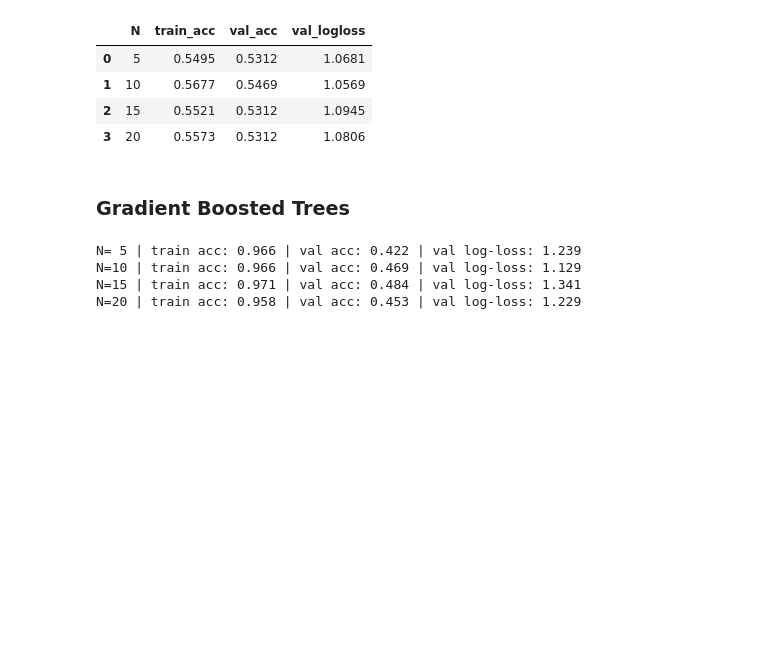
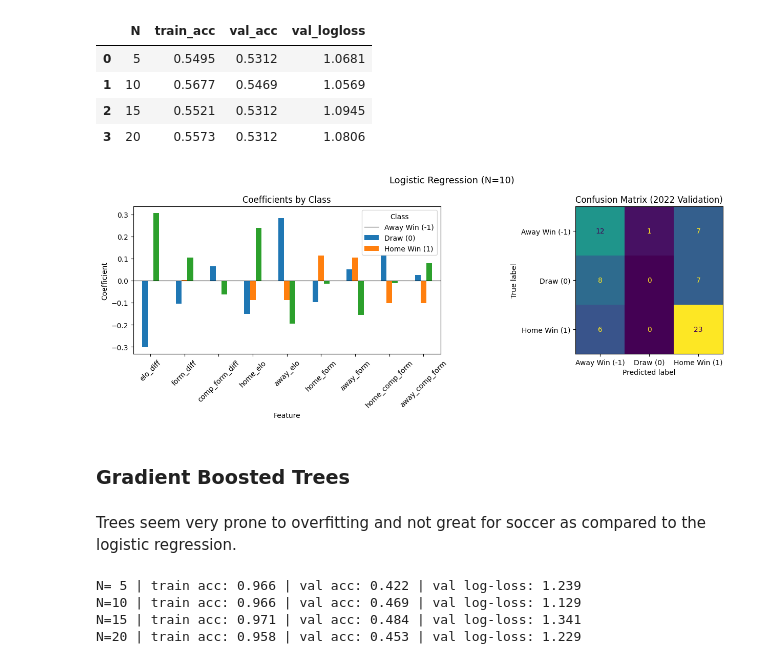
Before and after one commit to StefanIlic1/world-cup-predictions, a Jupyter notebook: src/03_training_and_validation.ipynb, the cells around one changed output. Cells and saved outputs as stored; diff of their text form; code cells hidden in the pictures; blank space fills up the shorter version.

Commit message:
add visualizations

```diff
--- a/src/03_training_and_validation.ipynb
+++ b/src/03_training_and_validation.ipynb
@@ -78,8 +80,51 @@ N=20 | train acc: 0.557 | val acc: 0.531 | val log-loss: 1.081
 | 1 | 10 | 0.5677 | 0.5469 | 1.0569 |
 | 2 | 15 | 0.5521 | 0.5312 | 1.0945 |
 | 3 | 20 | 0.5573 | 0.5312 | 1.0806 |
+# %%
+import matplotlib.pyplot as plt
+from sklearn.metrics import ConfusionMatrixDisplay
+
+train = load_and_engineer(MODEL_DATA_DIR / 'training_data_10.csv')
+val   = load_and_engineer(MODEL_DATA_DIR / 'validation_data_10.csv')
+
+scaler = StandardScaler()
+X_train = scaler.fit_transform(train[FEATURES])
+X_val   = scaler.transform(val[FEATURES])
+y_train, y_val = train['result'], val['result']
+
+lr_best = LogisticRegression(random_state=42, max_iter=1000)
+lr_best.fit(X_train, y_train)
+
+LABELS = ['Away Win (-1)', 'Draw (0)', 'Home Win (1)']
+fig, axes = plt.subplots(1, 2, figsize=(14, 5))
+fig.suptitle('Logistic Regression (N=10)', fontsize=13)
+
+# Coefficient bar chart — one set of coefficients per class
+coef_df = pd.DataFrame(lr_best.coef_, columns=FEATURES, index=lr_best.classes_)
+coef_df.T.plot(kind='bar', ax=axes[0])
+axes[0].set_title('Coefficients by Class')
+axes[0].set_xlabel('Feature')
+axes[0].set_ylabel('Coefficient')
+axes[0].axhline(0, color='black', linewidth=0.8)
+axes[0].tick_params(axis='x', rotation=45)
+axes[0].legend(title='Class', labels=LABELS)
+
+# Confusion matrix
+ConfusionMatrixDisplay.from_predictions(
+    y_val, lr_best.predict(X_val),
+    display_labels=LABELS,
+    ax=axes[1], colorbar=False
+)
+axes[1].set_title('Confusion Matrix (2022 Validation)')
+
+plt.tight_layout()
+plt.show()
+# %% [output]
+[figure, added]
 # %% [markdown]
 ### Gradient Boosted Trees
+# %% [markdown]
+Trees seem very prone to overfitting and not great for soccer as compared to the logistic regression.
 # %%
 from sklearn.ensemble import GradientBoostingClassifier
 
```
Also changed, not shown: parts of 4 cells of this notebook.
